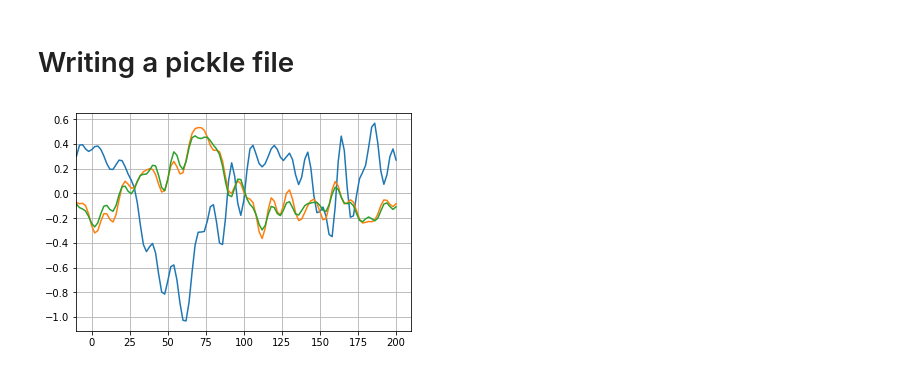
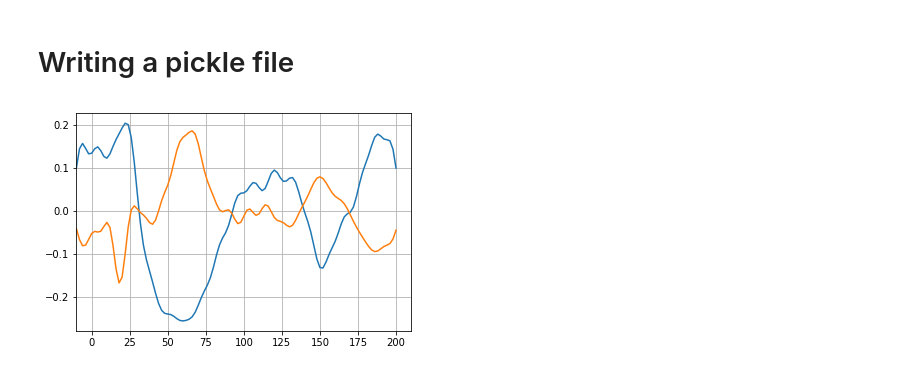
Before and after one commit to msultanmahmud/EEG_Analysis, a Jupyter notebook: Source_Level_Analysis/NH_grand_ERPs.ipynb, the cells around one changed output. Cells and saved outputs as stored; diff of their text form; code cells hidden in the pictures.

```diff
--- a/Source_Level_Analysis/NH_grand_ERPs.ipynb
+++ b/Source_Level_Analysis/NH_grand_ERPs.ipynb
@@ -8,13 +8,13 @@ import pickle
 # %%
 # Data path
 # dirpath='/home/sultan/EEG/Source_Level_Analysis/10msWindow/'
-dirpath='/home/sultan/EEG/Source_Level_Analysis/Source_ERP/Small_data_test/'
-# dirpath='/home/sultan/EEG/Source_Level_Analysis/Extracted_CSV_Source_Dk_data/'
+# dirpath='/home/sultan/EEG/Source_Level_Analysis/Source_ERP/Small_data_test/'
+dirpath='/home/sultan/EEG/Source_Level_Analysis/Extracted_CSV_Source_Dk_data/'
+# dirpath="/home/sultan/EEG/Source_Level_Analysis/Extracted_CSV_Source_Dk_data/S1/Event_3"
 # %%
 a=0;count=0;
 #sub=[4, 5, 6, 7, 11, 12, 13, 15, 17, 18, 19, 20, 21, 25, 26, 27, 29, 30, 32]; HI=1;
-# sub=[1, 2 ,3 ,8, 9, 10, 14 ,16, 22 ,23, 24 ,28 ,31]# NH=0;Subject ID number and class labels;
-sub=[4,5]
+sub=[1, 2 ,3 ,8, 9, 10, 14 ,16, 22 ,23, 24 ,28 ,31]# NH=0;Subject ID number and class labels;
 Ev=[1,2];#event number
 for k in range(0,len(sub)):
     for j in range(0,len(Ev)):
@@ -56,9 +69,9 @@ f.close()
 # %%
 # df1.to_csv(fname+'.csv')
 t=np.linspace(-10,200,106)
-plt.plot(t,dnhc.iloc[1:4,:].values.T*1e9/count)
+plt.plot(t,dnhc.iloc[1:3,:].values.T*1e9/count)
 plt.xlim(-10, 210)
 plt.grid(True)
 plt.show()
 # %% [output]
-[figure, old version]
+[figure, new version]
```
Also changed, not shown: parts of 4 cells of this notebook, 8 other files.
